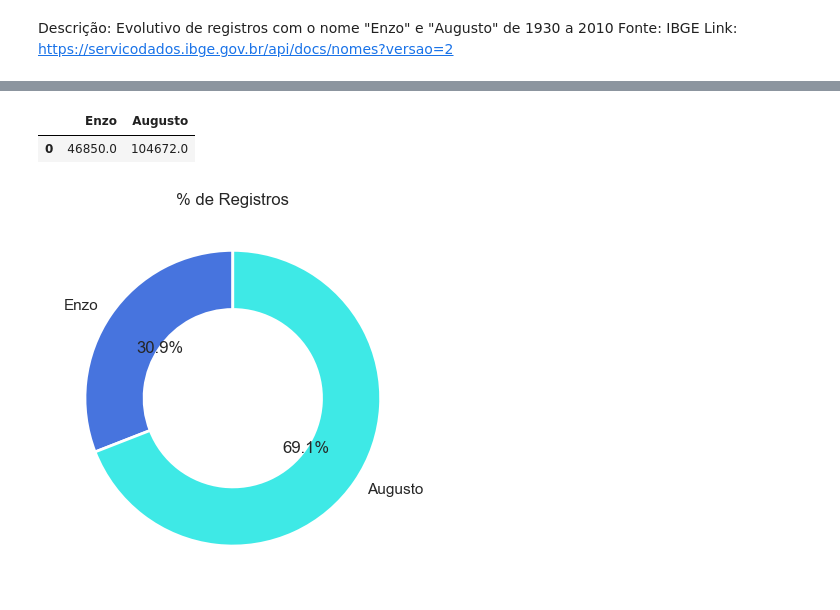
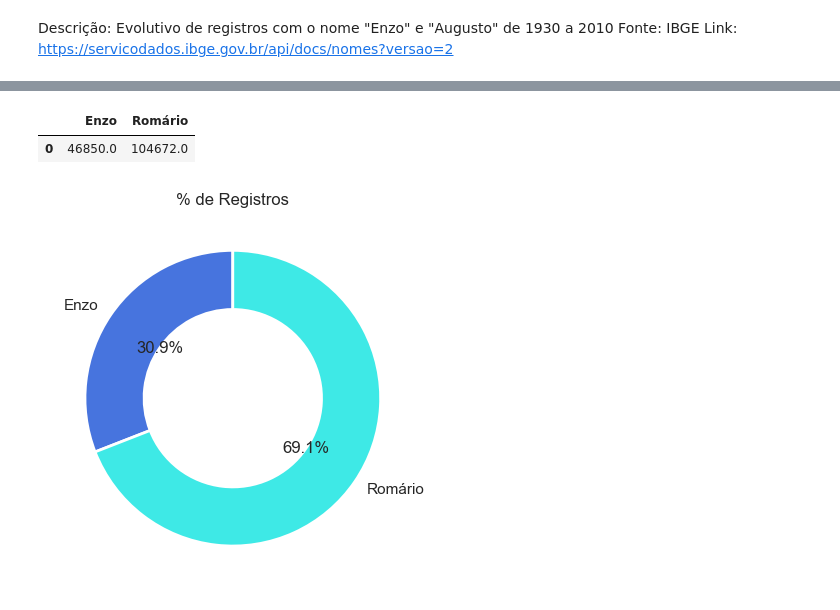
Before and after one commit to Rafael93rj/dados_api_ibge, a Jupyter notebook: import_data_api.ipynb, the cells around one changed output, grey strips where cells are left out. Drawn from its saved outputs; the diff is of its cells as text; code cells hidden in the pictures.

```diff
--- a/import_data_api.ipynb
+++ b/import_data_api.ipynb
@@ -25,7 +21,7 @@ data_a = response_a.json()[0]['res']
 # %%
 #Transformação do retorno em frame
-e_df = pd.DataFrame(data_e)
-a_df = pd.DataFrame(data_a)
+e_df = pd.DataFrame(response_e.json()[0]['res'])
+r_df = pd.DataFrame(response_r.json()[0]['res'])
 # %%
 #Processo de tratamento via query sql
 query_1 = duckdb.query("""
@@ -95,16 +91,16 @@ plt.show()
 # %%
 query_2 = duckdb.query("""
 select
 sum(a.frequencia) as 'Enzo'
-,sum(b.frequencia) as 'Augusto'
+,sum(b.frequencia) as 'Romário'
 from e_df as a
 left join a_df as b on a.periodo = b.periodo
     """
 ).to_df()
 
 query_2
 # %% [output]
-|  | Enzo | Augusto |
+|  | Enzo | Romário |
 | 0 | 46850.0 | 104672.0 |
 # %%
 #Gráfico_2
@@ -131,4 +127,4 @@ wedges, texts, autotexts = ax.pie(
 ax.set_title('% de Registros')
 plt.show()
 # %% [output]
-[figure, old version]
+[figure, new version]
```
Also changed, not shown: parts of 4 cells of this notebook, 3 other files.
